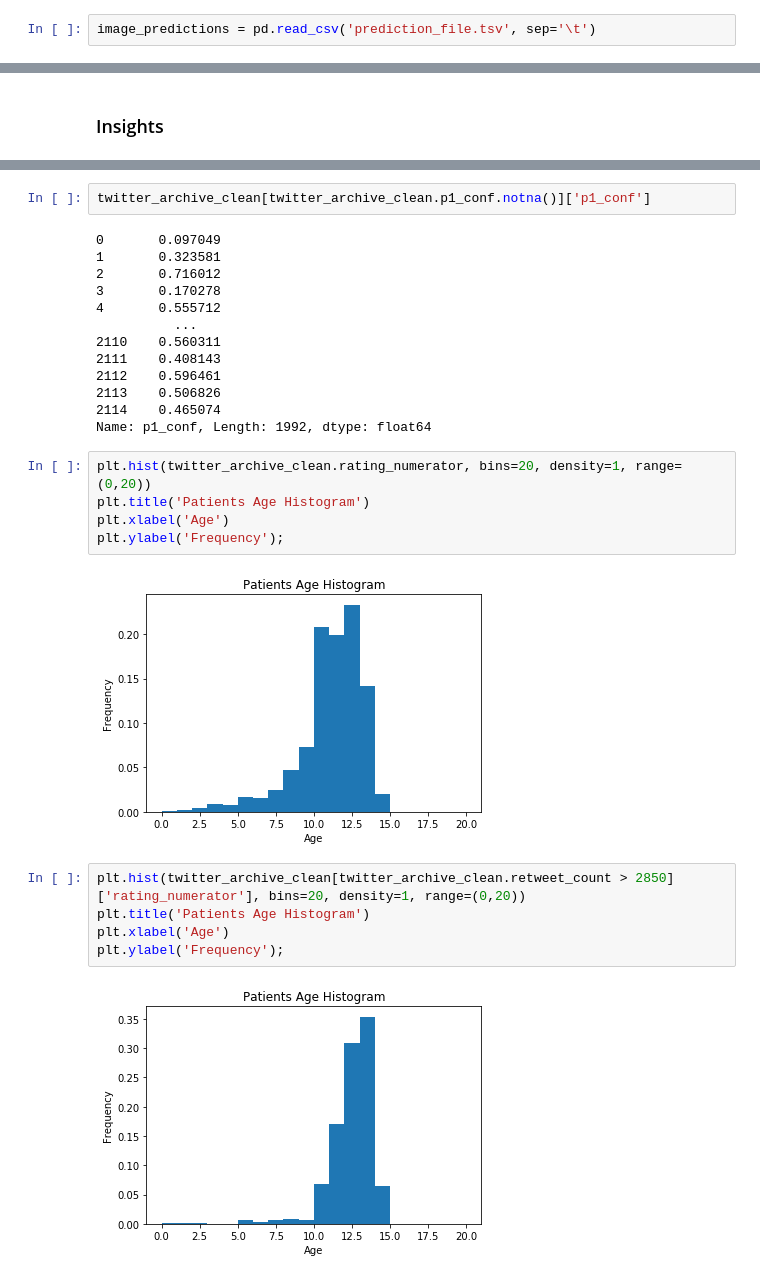
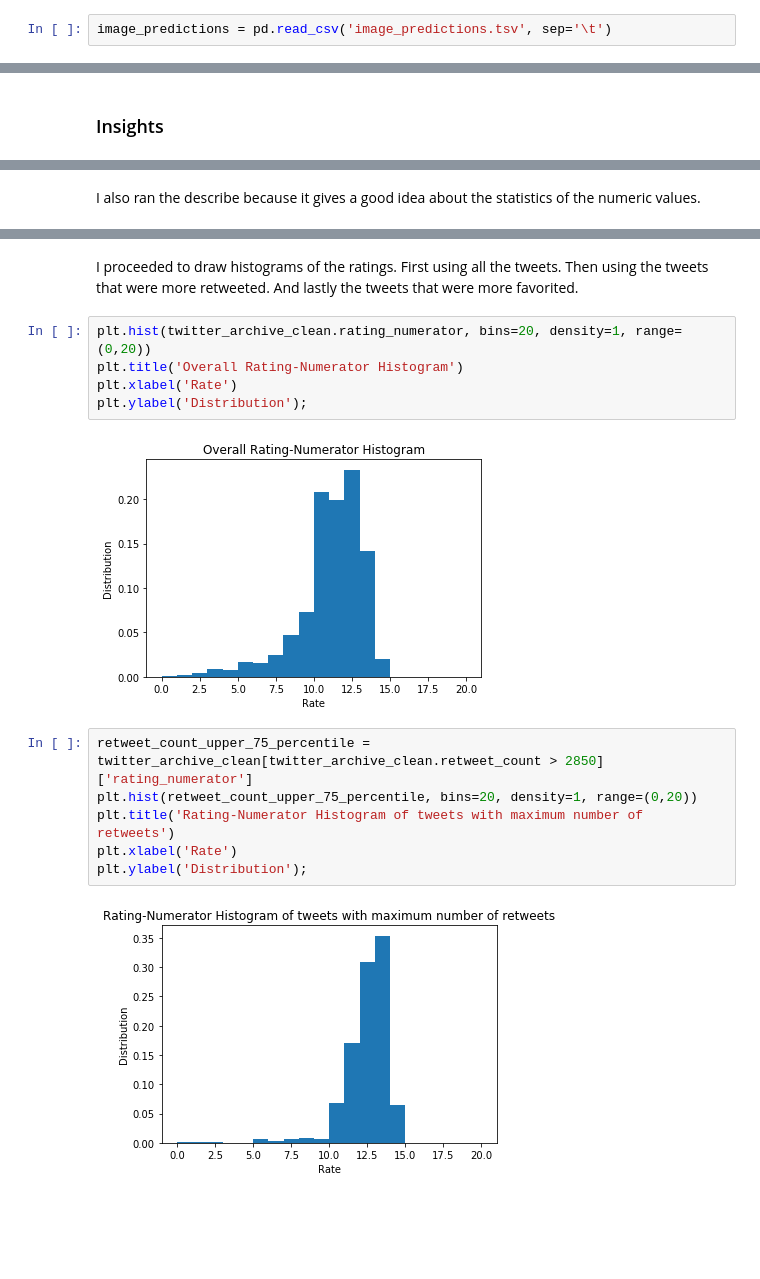
Before and after one commit to lizvqz/we_rate_dogs, a Jupyter notebook: wrangle_act.ipynb, the cells around one changed output, grey strips where cells are left out. Drawn from its saved outputs; the diff is of its cells as text; blank space fills up the shorter version.

```diff
--- a/wrangle_act.ipynb
+++ b/wrangle_act.ipynb
@@ -33,6 +35,6 @@ with open('prediction_file.tsv', 'wb') as file:
     file.write(response.content)
 # %%
-image_predictions = pd.read_csv('prediction_file.tsv', sep='\t')
+image_predictions = pd.read_csv('image_predictions.tsv', sep='\t')
 # %%
 image_predictions.sample()
 # %% [output]
@@ -992,3 +966,5 @@ plt.ylabel('Prediction confidence');
+# %% [markdown]
+I also ran the describe because it gives a good idea about the statistics of the numeric values.
 # %%
 twitter_archive_clean.describe()
 # %% [output]
@@ -1001,33 +977,21 @@ twitter_archive_clean.describe()
 | 50% | 7.094095e+17 | 11.000000 | 10.000000 | 1212.000000 | 3778.000000 | 1.000000 | 0.587635 | ... |
 | 75% | 7.871428e+17 | 12.000000 | 10.000000 | 2850.500000 | 10300.000000 | 1.000000 | 0.845599 | ... |
 | max | 8.924206e+17 | 1776.000000 | 170.000000 | 77917.000000 | 156349.000000 | 4.000000 | 1.000000 | ... |
-# %%
-twitter_archive_clean[twitter_archive_clean.p1_conf.notna()]['p1_conf']
-# %% [output]
-0       0.097049
-1       0.323581
-2       0.716012
-3       0.170278
-4       0.555712
-          ...
-2110    0.560311
-2111    0.408143
-2112    0.596461
-2113    0.506826
-2114    0.465074
-Name: p1_conf, Length: 1992, dtype: float64
+# %% [markdown]
+I proceeded to draw histograms of the ratings. First using all the tweets. Then using the tweets that were more retweeted. And lastly the tweets that were more favorited.
 # %%
 plt.hist(twitter_archive_clean.rating_numerator, bins=20, density=1, range=(0,20))
-plt.title('Patients Age Histogram')
-plt.xlabel('Age')
-plt.ylabel('Frequency');
+plt.title('Overall Rating-Numerator Histogram')
+plt.xlabel('Rate')
+plt.ylabel('Distribution');
 # %% [output]
-[figure, old version]
+[figure, new version]
 # %%
-plt.hist(twitter_archive_clean[twitter_archive_clean.retweet_count > 2850]['rating_numerator'], bins=20, density=1, range=(0,20))
-plt.title('Patients Age Histogram')
-plt.xlabel('Age')
-plt.ylabel('Frequency');
+retweet_count_upper_75_percentile = twitter_archive_clean[twitter_archive_clean.retweet_count > 2850]['rating_numerator']
+plt.hist(retweet_count_upper_75_percentile, bins=20, density=1, range=(0,20))
+plt.title('Rating-Numerator Histogram of tweets with maximum number of retweets')
+plt.xlabel('Rate')
+plt.ylabel('Distribution');
 # %% [output]
-[figure, old version]
+[figure, new version]
 # %%
```
Also changed, not shown: parts of 67 cells of this notebook, 3 other files.
